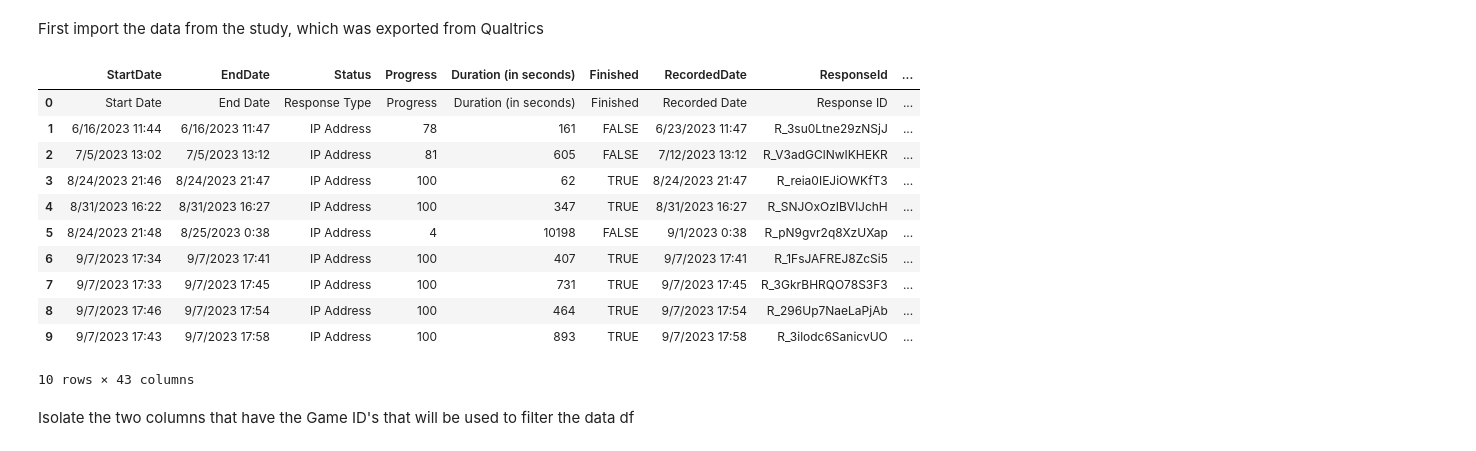
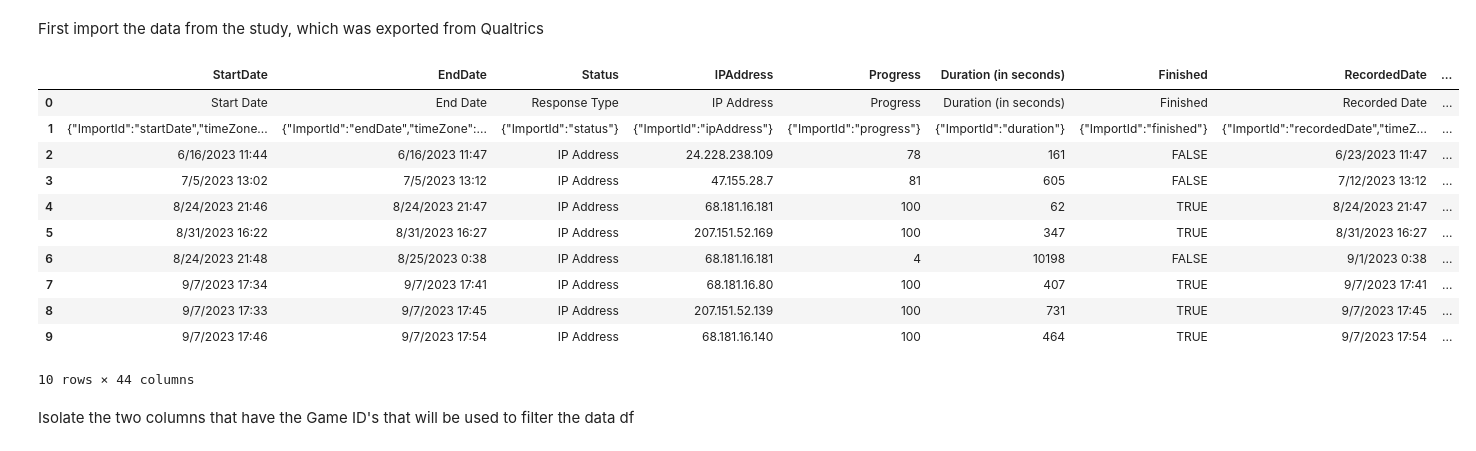
Before and after one commit to laurenlsun/dond-collected-analysis, a Jupyter notebook: collected data analysis.ipynb, the cells around one changed output. Saved outputs shown, nothing was run; the diff lists cells and outputs as text; code cells hidden in the pictures.

```diff
--- a/collected data analysis.ipynb
+++ b/collected data analysis.ipynb
@@ -51,21 +46,21 @@ Delete the entries that aren't linked to Qualtrics responses
 # %% [markdown]
 First import the data from the study, which was exported from Qualtrics
 # %%
-qualtrics = pd.read_csv('Decision Making_October 9, 2023_10.15 - Sheet1.csv')
+qualtrics = pd.read_csv('final collected data.csv')
 qualtrics.head(10)
 # %% [output]
-|  | StartDate | EndDate | Status | Progress | Duration (in seconds) | Finished | RecordedDate | ResponseId | ... |
-| 0 | Start Date | End Date | Response Type | Progress | Duration (in seconds) | Finished | Recorded Date | Response ID | ... |
-| 1 | 6/16/2023 11:44 | 6/16/2023 11:47 | IP Address | 78 | 161 | FALSE | 6/23/2023 11:47 | R_3su0Ltne29zNSjJ | ... |
-| 2 | 7/5/2023 13:02 | 7/5/2023 13:12 | IP Address | 81 | 605 | FALSE | 7/12/2023 13:12 | R_V3adGClNwIKHEKR | ... |
-| 3 | 8/24/2023 21:46 | 8/24/2023 21:47 | IP Address | 100 | 62 | TRUE | 8/24/2023 21:47 | R_reia0IEJiOWKfT3 | ... |
-| 4 | 8/31/2023 16:22 | 8/31/2023 16:27 | IP Address | 100 | 347 | TRUE | 8/31/2023 16:27 | R_SNJOxOzIBVlJchH | ... |
-| 5 | 8/24/2023 21:48 | 8/25/2023 0:38 | IP Address | 4 | 10198 | FALSE | 9/1/2023 0:38 | R_pN9gvr2q8XzUXap | ... |
-| 6 | 9/7/2023 17:34 | 9/7/2023 17:41 | IP Address | 100 | 407 | TRUE | 9/7/2023 17:41 | R_1FsJAFREJ8ZcSi5 | ... |
-| 7 | 9/7/2023 17:33 | 9/7/2023 17:45 | IP Address | 100 | 731 | TRUE | 9/7/2023 17:45 | R_3GkrBHRQO78S3F3 | ... |
-| 8 | 9/7/2023 17:46 | 9/7/2023 17:54 | IP Address | 100 | 464 | TRUE | 9/7/2023 17:54 | R_296Up7NaeLaPjAb | ... |
-| 9 | 9/7/2023 17:43 | 9/7/2023 17:58 | IP Address | 100 | 893 | TRUE | 9/7/2023 17:58 | R_3ilodc6SanicvUO | ... |
+|  | StartDate | EndDate | Status | IPAddress | Progress | Duration (in seconds) | Finished | RecordedDate | ... |
+| 0 | Start Date | End Date | Response Type | IP Address | Progress | Duration (in seconds) | Finished | Recorded Date | ... |
+| 1 | {"ImportId":"startDate","timeZone... | {"ImportId":"endDate","timeZone":... | {"ImportId":"status"} | {"ImportId":"ipAddress"} | {"ImportId":"progress"} | {"ImportId":"duration"} | {"ImportId":"finished"} | {"ImportId":"recordedDate","timeZ... | ... |
+| 2 | 6/16/2023 11:44 | 6/16/2023 11:47 | IP Address | 24.228.238.109 | 78 | 161 | FALSE | 6/23/2023 11:47 | ... |
+| 3 | 7/5/2023 13:02 | 7/5/2023 13:12 | IP Address | 47.155.28.7 | 81 | 605 | FALSE | 7/12/2023 13:12 | ... |
+| 4 | 8/24/2023 21:46 | 8/24/2023 21:47 | IP Address | 68.181.16.181 | 100 | 62 | TRUE | 8/24/2023 21:47 | ... |
+| 5 | 8/31/2023 16:22 | 8/31/2023 16:27 | IP Address | 207.151.52.169 | 100 | 347 | TRUE | 8/31/2023 16:27 | ... |
+| 6 | 8/24/2023 21:48 | 8/25/2023 0:38 | IP Address | 68.181.16.181 | 4 | 10198 | FALSE | 9/1/2023 0:38 | ... |
+| 7 | 9/7/2023 17:34 | 9/7/2023 17:41 | IP Address | 68.181.16.80 | 100 | 407 | TRUE | 9/7/2023 17:41 | ... |
+| 8 | 9/7/2023 17:33 | 9/7/2023 17:45 | IP Address | 207.151.52.139 | 100 | 731 | TRUE | 9/7/2023 17:45 | ... |
+| 9 | 9/7/2023 17:46 | 9/7/2023 17:54 | IP Address | 68.181.16.140 | 100 | 464 | TRUE | 9/7/2023 17:54 | ... |
-10 rows × 43 columns
+10 rows × 44 columns
 # %% [markdown]
 Isolate the two columns that have the Game ID's that will be used to filter the data df
 # %%
```
Also changed, not shown: parts of 70 cells of this notebook.
